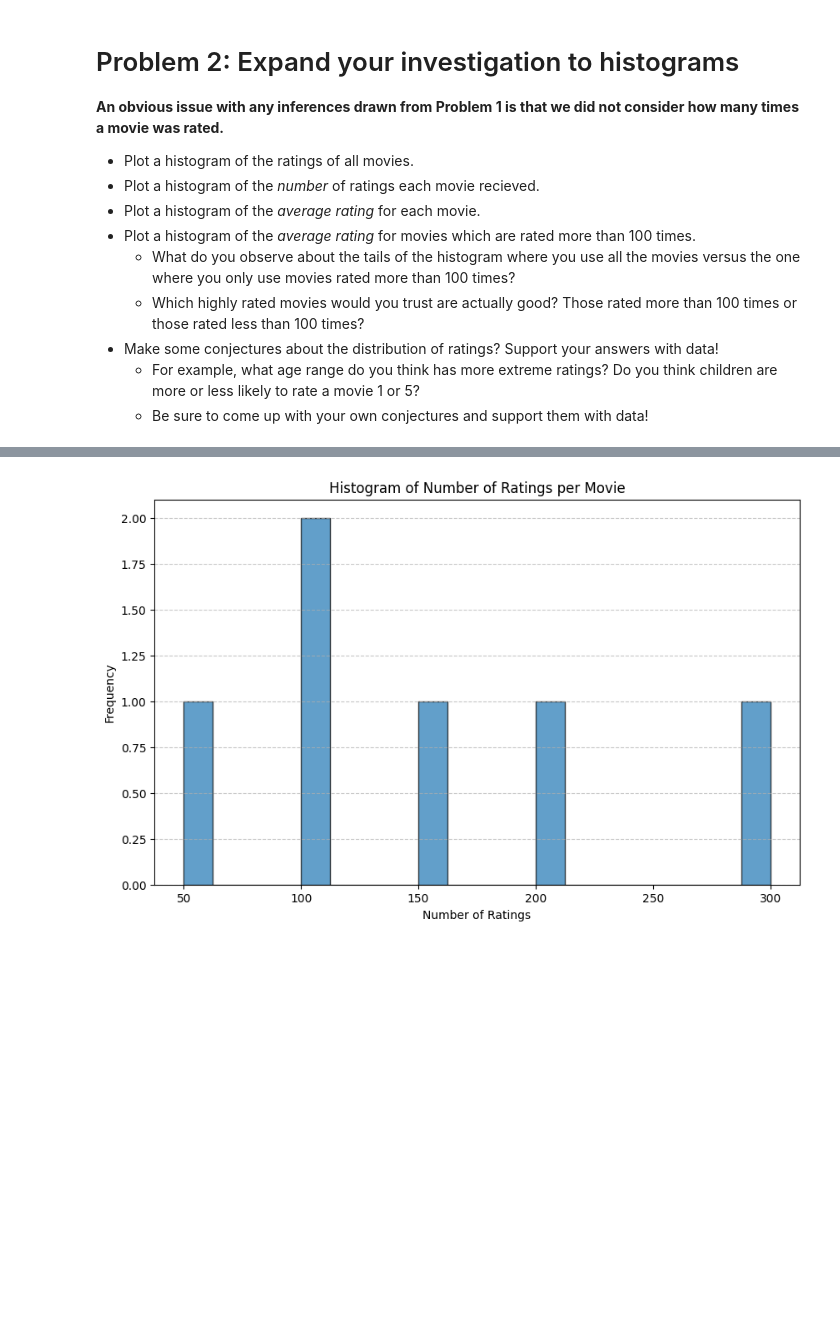
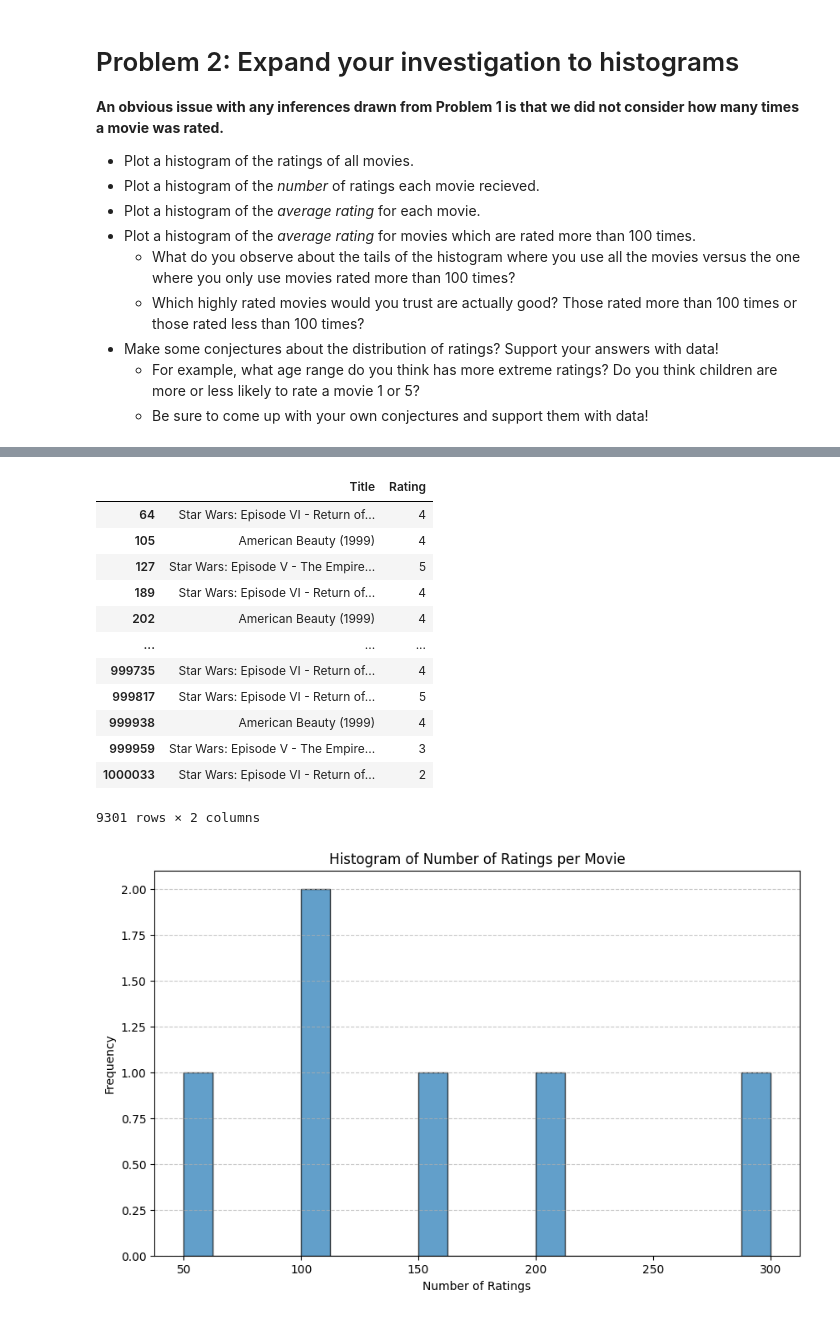
Before and after one commit to MOOwuttichai/project_dataWDkku, a Jupyter notebook: Project2_66.ipynb, the cells around one changed output, grey strips where cells are left out. Cells and saved outputs as stored; diff of their text form; code cells hidden in the pictures; blank space fills up the shorter version.

```diff
--- a/Project2_66.ipynb
+++ b/Project2_66.ipynb
@@ -205,3 +250,20 @@ T_rating_hist1.plot.hist()
+# %%
+a = df_hist[(df_hist['Title'] == df_use_hist_100_Re['Title'][0]) | (df_hist['Title'] == df_use_hist_100_Re['Title'][2])| (df_hist['Title'] == df_use_hist_100_Re['Title'][3])]
+a
+# %% [output]
+|  | Title | Rating |
+| 64 | Star Wars: Episode VI - Return of... | 4 |
+| 105 | American Beauty (1999) | 4 |
+| 127 | Star Wars: Episode V - The Empire... | 5 |
+| 189 | Star Wars: Episode VI - Return of... | 4 |
+| 202 | American Beauty (1999) | 4 |
+| ... | ... | ... |
+| 999735 | Star Wars: Episode VI - Return of... | 4 |
+| 999817 | Star Wars: Episode VI - Return of... | 5 |
+| 999938 | American Beauty (1999) | 4 |
+| 999959 | Star Wars: Episode V - The Empire... | 3 |
+| 1000033 | Star Wars: Episode VI - Return of... | 2 |
+9301 rows × 2 columns
 # %%
 import pandas as pd
 import matplotlib.pyplot as plt
```
Also changed, not shown: parts of 5 cells of this notebook.
